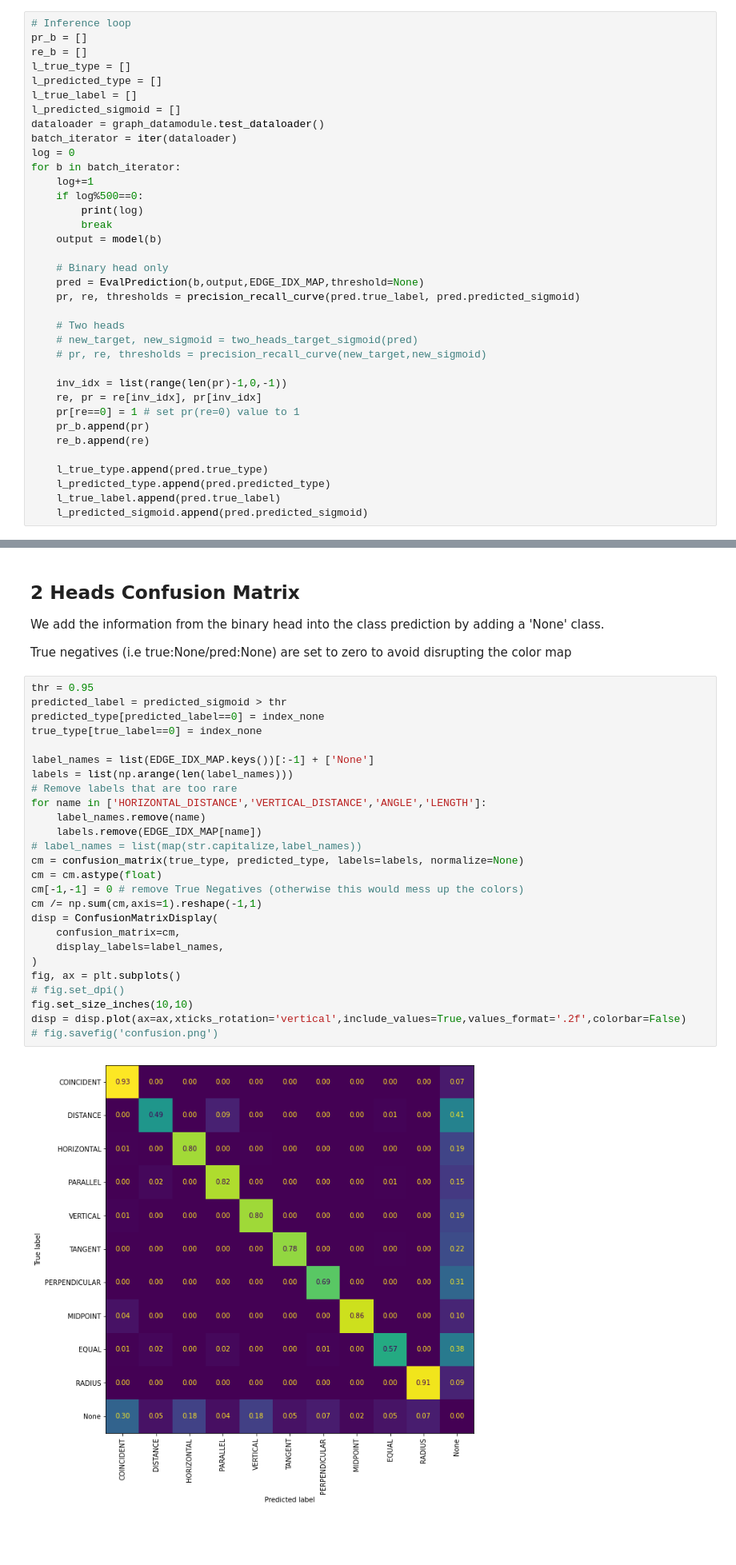
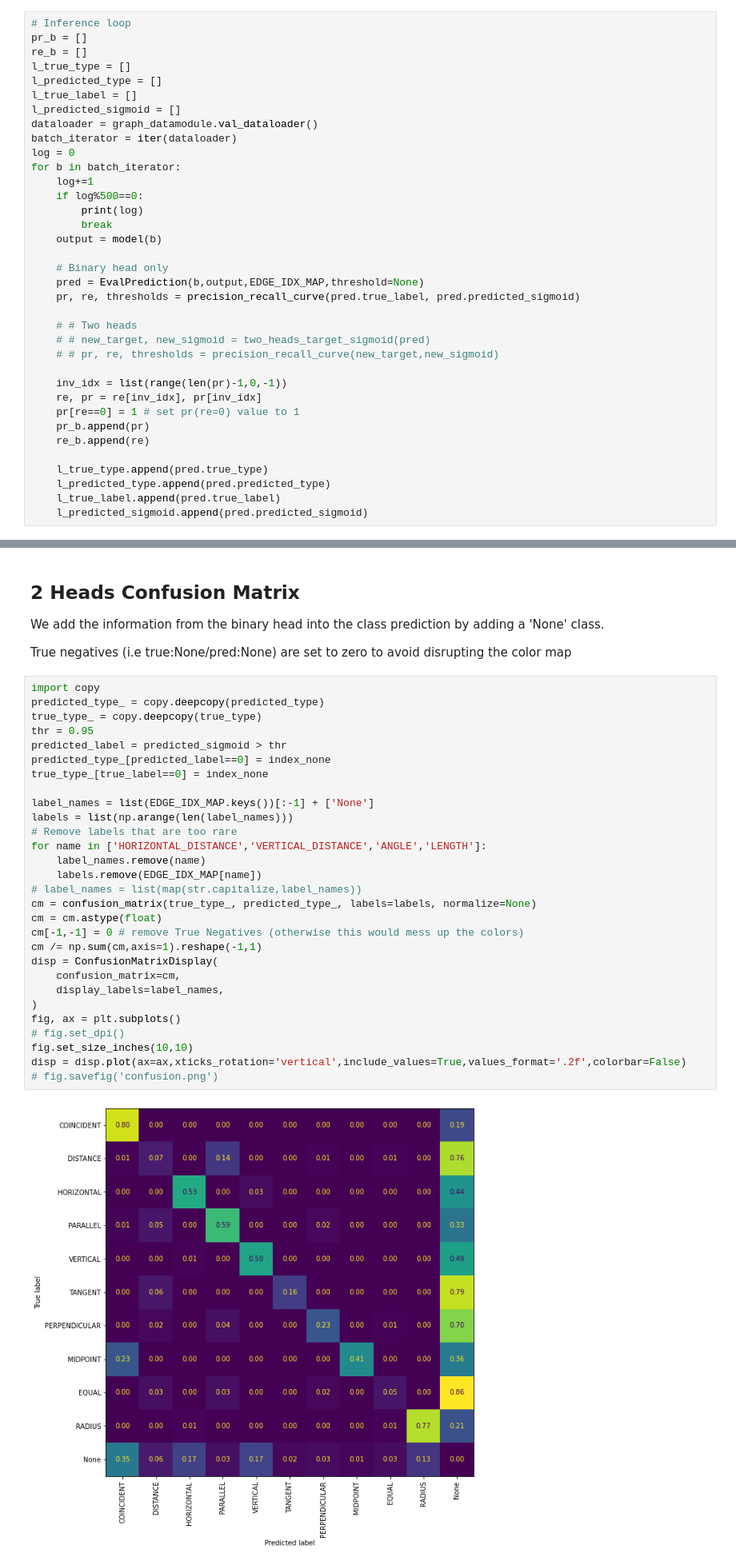
Before and after one commit to sketchai/model, a Jupyter notebook: notebook/Metrics.ipynb, the cells around one changed output, grey strips where cells are left out. Shown: that part at 80% size. Cells and saved outputs as stored; diff of their text form; blank space fills up the shorter version.

```diff
--- a/notebook/Metrics.ipynb
+++ b/notebook/Metrics.ipynb
@@ -136,7 +148,7 @@ l_true_type = []
 l_predicted_type = []
 l_true_label = []
 l_predicted_sigmoid = []
-dataloader = graph_datamodule.test_dataloader()
+dataloader = graph_datamodule.val_dataloader()
 batch_iterator = iter(dataloader)
 log = 0
 for b in batch_iterator:
@@ -150,9 +162,9 @@ for b in batch_iterator:
     pred = EvalPrediction(b,output,EDGE_IDX_MAP,threshold=None)
     pr, re, thresholds = precision_recall_curve(pred.true_label, pred.predicted_sigmoid)
 
-    # Two heads
-    # new_target, new_sigmoid = two_heads_target_sigmoid(pred)
-    # pr, re, thresholds = precision_recall_curve(new_target,new_sigmoid)
+    # # Two heads
+    # # new_target, new_sigmoid = two_heads_target_sigmoid(pred)
+    # # pr, re, thresholds = precision_recall_curve(new_target,new_sigmoid)
 
     inv_idx = list(range(len(pr)-1,0,-1))
     re, pr = re[inv_idx], pr[inv_idx]
@@ -254,31 +265,34 @@ We add the information from the binary head into the class prediction by adding
 
 True negatives (i.e true:None/pred:None) are set to zero to avoid disrupting the color map
 # %%
+import copy
+predicted_type_ = copy.deepcopy(predicted_type)
+true_type_ = copy.deepcopy(true_type)
 thr = 0.95
 predicted_label = predicted_sigmoid > thr
-predicted_type[predicted_label==0] = index_none
-true_type[true_label==0] = index_none
+predicted_type_[predicted_label==0] = index_none
+true_type_[true_label==0] = index_none
 
 label_names = list(EDGE_IDX_MAP.keys())[:-1] + ['None']
 labels = list(np.arange(len(label_names)))
 # Remove labels that are too rare
 for name in ['HORIZONTAL_DISTANCE','VERTICAL_DISTANCE','ANGLE','LENGTH']:
     label_names.remove(name)
     labels.remove(EDGE_IDX_MAP[name])
 # label_names = list(map(str.capitalize,label_names))
-cm = confusion_matrix(true_type, predicted_type, labels=labels, normalize=None)
+cm = confusion_matrix(true_type_, predicted_type_, labels=labels, normalize=None)
 cm = cm.astype(float)
 cm[-1,-1] = 0 # remove True Negatives (otherwise this would mess up the colors)
 cm /= np.sum(cm,axis=1).reshape(-1,1)
 disp = ConfusionMatrixDisplay(
     confusion_matrix=cm,
     display_labels=label_names,
 )
 fig, ax = plt.subplots()
 # fig.set_dpi()
 fig.set_size_inches(10,10)
 disp = disp.plot(ax=ax,xticks_rotation='vertical',include_values=True,values_format='.2f',colorbar=False)
 # fig.savefig('confusion.png')
 # %% [output]
-[figure, old version]
+[figure, new version]
 # %%
```
Also changed, not shown: parts of 9 cells of this notebook, 55 other files.
